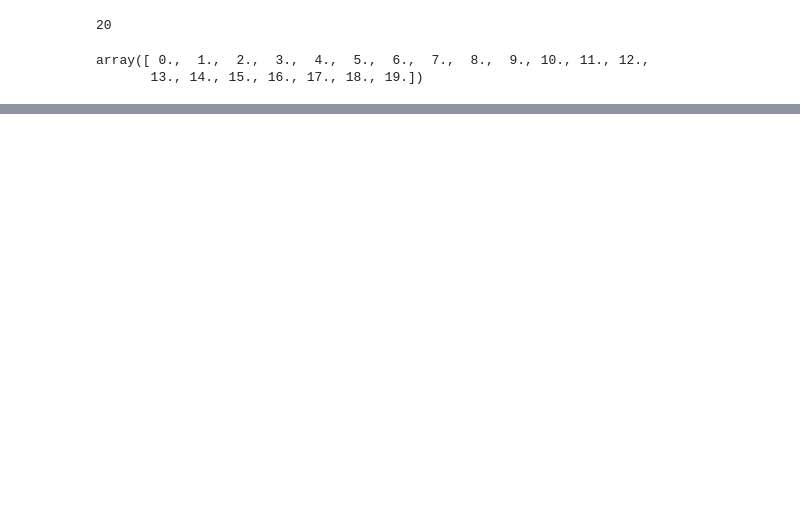
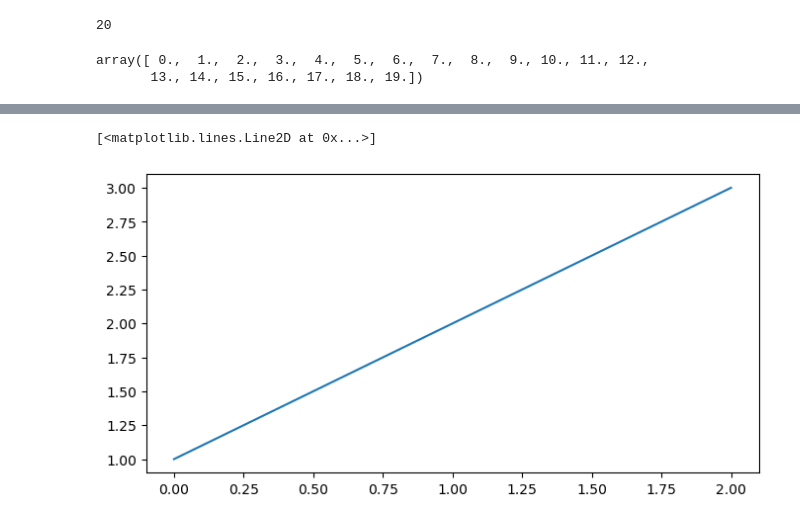
Before and after one commit to ximi2002/KNG_LAB, a Jupyter notebook: DiveIntoDeepLearning/matplotlib.ipynb, the cells around one changed output, grey strips where cells are left out. Cells and saved outputs as stored; diff of their text form; code cells hidden in the pictures; blank space fills up the shorter version.

```diff
--- a/DiveIntoDeepLearning/matplotlib.ipynb
+++ b/DiveIntoDeepLearning/matplotlib.ipynb
@@ -526,0 +540,7 @@ print(np)
+# %%
+# 如果新建子图与现有子图重叠，原来子图自动删除，
+# 不可以共享绘图区域
+plt.plot([1,2,3])
+# %% [output]
+[<matplotlib.lines.Line2D at 0x...>]
+[figure, added]
```
Also changed, not shown: parts of 55 cells of this notebook.
